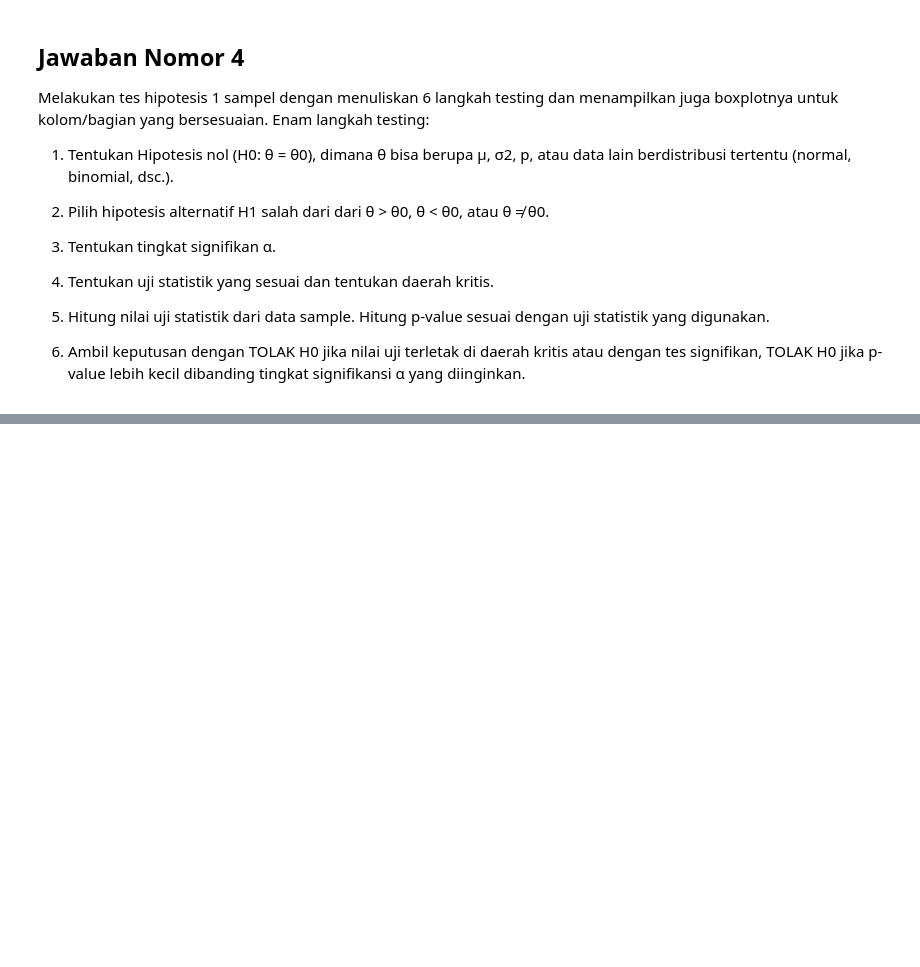
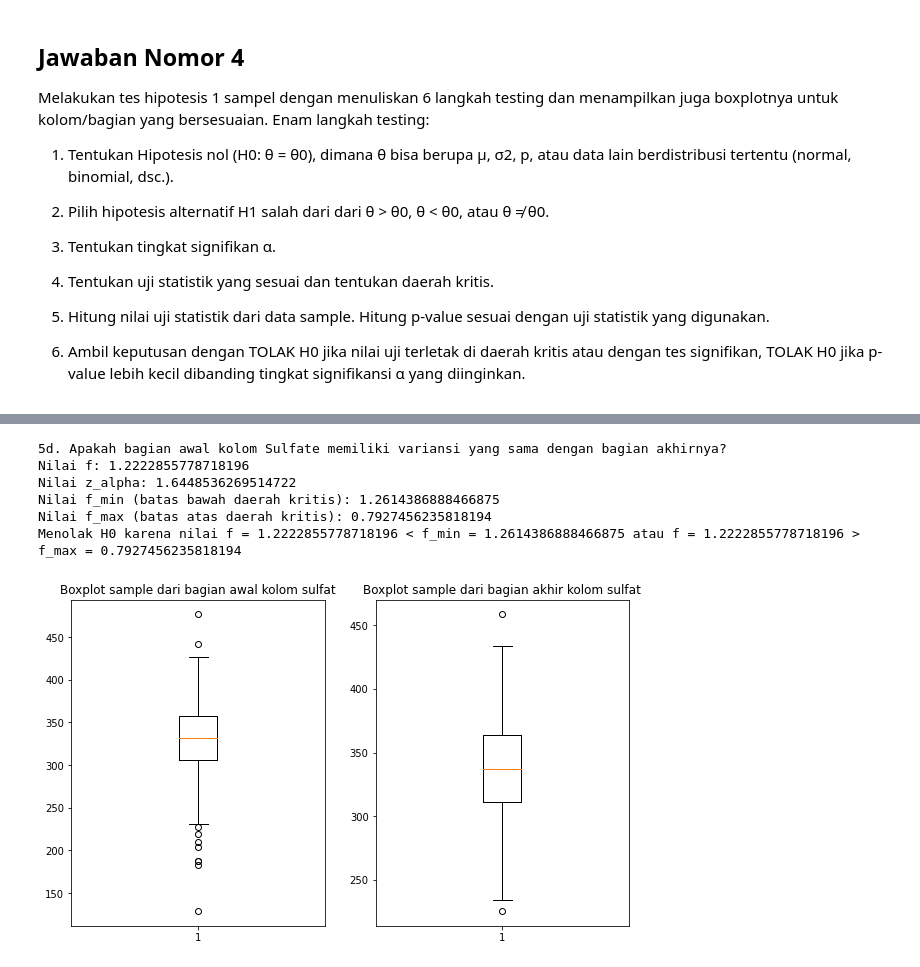
Before and after one commit to LordGedelicious/Tugas-Besar-Probstat-, a Jupyter notebook: main.ipynb, the cells around one changed output, grey strips where cells are left out. Cells and saved outputs as stored; diff of their text form; code cells hidden in the pictures; blank space fills up the shorter version.

```diff
--- a/main.ipynb
+++ b/main.ipynb
@@ -474,3 +657,77 @@ Artinya, proporsi nilai trihalomethanes yang lebih dari 40 sama dengan 5%
+# %%
+# 5e. Apakah bagian awal kolom Sulfate memiliki variansi yang sama dengan bagian akhirnya?
+print("5d. Apakah bagian awal kolom Sulfate memiliki variansi yang sama dengan bagian akhirnya?")
+sulfate1stHalf = data.head(len(data) // 2)['sulfate']
+sulfate2ndHalf = data.tail(len(data) // 2)['sulfate']
+
+# Langkah 1 : Tentukan Hipotesis nol H0
+# Untuk kasus ini, kita menggunakan hipotesis nol H0 : (σ^2)_1 = (σ^2)_2
+# sehingga dapat ditarik kesimpulan bahwa jika hipotesis nol diterima, variansi bagian awal Sulfate sama dengan variansi bagian akhir Sulfate
+
+# Langkah 2 : Tentukan Hipotesis alternatif H1
+# Untuk kasus ini, kita menggunakan hipotesis alternatif H1 : (σ^2)_1 ≠ (σ^2)_2
+# Jika hipotesis alternatif ini yang diterima, maka variansi bagian awal Sulfate tidak sama dengan variansi bagian akhir Sulfate
+
+# Langkah 3 : Tentukan tingkat signifikan α
+# Untuk kasus ini, kita menggunakan tingkat signifikan α = 0.05
+alpha = 0.05
+
+# Langkah 4 : Tentukan uji statistik yang sesuai dan tentukan daerah kritis
+# Tes statistik menggunakan
+# Bila ingin menolak H0 kasus ini, maka daerah kritis yang harus dipenuhi adalah f < f(1-alpha/2, v1, v2) atau f > f(alpha/2, v1, v2)
+# Dengan v1 = n1 - 1 dan v2 = n2 - 1
+# Nilai f-value dapat dicari menggunakan rumus berikut
+# f = s1**2 / s2**2 dengan s adalah standar deviasi sampel
+# Dengan menggunakan asumsi bahwa dataset yang diberikan adalah populasi dan penulis harus menentukan sampel sizenya sendiri
+
+# Langkah 5a : Menentukan sample size
+# Sample size ditentukan dengan menggunakan formula Yamane dan estimasi error rate 5%
+# sampleSize = population_size / (1 + population_size * (error_rate ** 2))
+sampleSizeSulfate1stHalf = math.ceil(len(sulfate1stHalf) / (1 + len(sulfate1stHalf) * (0.05 ** 2)))
+sampleSizeSulfate2ndHalf = math.ceil(len(sulfate2ndHalf) / (1 + len(sulfate2ndHalf) * (0.05 ** 2)))
+sulfate1stHalfSample = sulfate1stHalf.sample(n=sampleSizeSulfate1stHalf, replace=False, random_state=1)
+sulfate2ndHalfSample = sulfate2ndHalf.sample(n=sampleSizeSulfate2ndHalf, replace=False, random_state=1)
+
+# Langkah 5 : Hitung nilai uji statistik dari data sample (z-score) dan hitung p-value
+f = (sulfate1stHalfSample.std() ** 2) / (sulfate2ndHalfSample.std() ** 2)
+f_min = st.f.ppf(1-alpha/2, sampleSizeSulfate1stHalf - 1, sampleSizeSulfate2ndHalf - 1)
+f_max = st.f.ppf(alpha/2, sampleSizeSulfate1stHalf - 1, sampleSizeSulfate2ndHalf - 1)
+p_value = 1 - st.f.cdf(f, sampleSizeSulfate1stHalf - 1, sampleSizeSulfate2ndHalf - 1)
+
+print("Nilai f: {f}".format(f=f))
+print("Nilai z_alpha: {z_alpha}".format(z_alpha=z_alpha_score))
+print("Nilai p-value: {p_value}".format(p_value=p_value))
+print("Nilai f_min (batas bawah daerah kritis): {f_min}".format(f_min=f_min))
+print("Nilai f_max (batas atas daerah kritis): {f_max}".format(f_max=f_max))
+
+# Langkah 6 : Pengambilan keputusan
+if f < f_min or f > f_max:
+    if p_value > alpha:
+        print("Hipotesis nol H0 gagal ditolak")
+        print("Karena meskipun nilai f = {f} < f_min = {f_min} atau f = {f} > f_max = {f_max}, nilai p-value = {p_value} > alpha = {alpha}".format(f=f, f_min=f_min, f_max = f_max, p_value=p_value, alpha=alpha))
+    else:
+        print("Hipotesis nol H0 ditolak dan mengambil hipotesis alternatif H1")
+        print("Karena nilai f = {f} < f_min = {f_min} atau f = {f} > f_max = {f_max} serta nilai p-value = {p_value} > alpha = {alpha}".format(f=f, f_min=f_min, f_max = f_max, p_value=p_value, alpha=alpha))
+        print("Artinya, bagian awal kolom sulfate memiliki variansi yang tidak sama dengan bagian akhirnya")
+else:
+    print("Gagal menolak H0 karena nilai f = {f} >= f_min = {f_min} dan f = {f} <= f_max = {f_max}".format(f=f, f_min=f_min, f_max=f_max))
+    print("Artinya, bagian awal kolom sulfate memiliki variansi yang sama dengan bagian akhirnya")
+
+# Penampilan Boxplot
+figure, axis = plt.subplots(1, 2, figsize=(10, 6), gridspec_kw={'width_ratios': [1, 1]})
+axis[0].boxplot(sulfate1stHalfSample)
+axis[1].boxplot(sulfate2ndHalfSample)
+axis[0].set_title("Boxplot sample dari bagian awal kolom sulfat")
+axis[1].set_title("Boxplot sample dari bagian akhir kolom sulfat")
+plt.show()
+# %% [output]
+5d. Apakah bagian awal kolom Sulfate memiliki variansi yang sama dengan bagian akhirnya?
+Nilai f: 1.2222855778718196
+Nilai z_alpha: 1.6448536269514722
+Nilai f_min (batas bawah daerah kritis): 1.2614386888466875
+Nilai f_max (batas atas daerah kritis): 0.7927456235818194
+Menolak H0 karena nilai f = 1.2222855778718196 < f_min = 1.2614386888466875 atau f = 1.2222855778718196 > f_max = 0.7927456235818194
+[figure, added]
 # %%
 # NOMOR 6
 # Dicari koefisien korelasi antara masing masing kolom non-target dengan kolom target. Koefisien korelasi yang digunakan adalah Pearson's coefficient corelation untuk melihat seberapa kuat hubungan linear antara dua dataset. Pearson's coefficient corelation digunakan karena dataset yang ada memiliki distribusi Gaussian.
```
Also changed, not shown: parts of 10 cells of this notebook.
